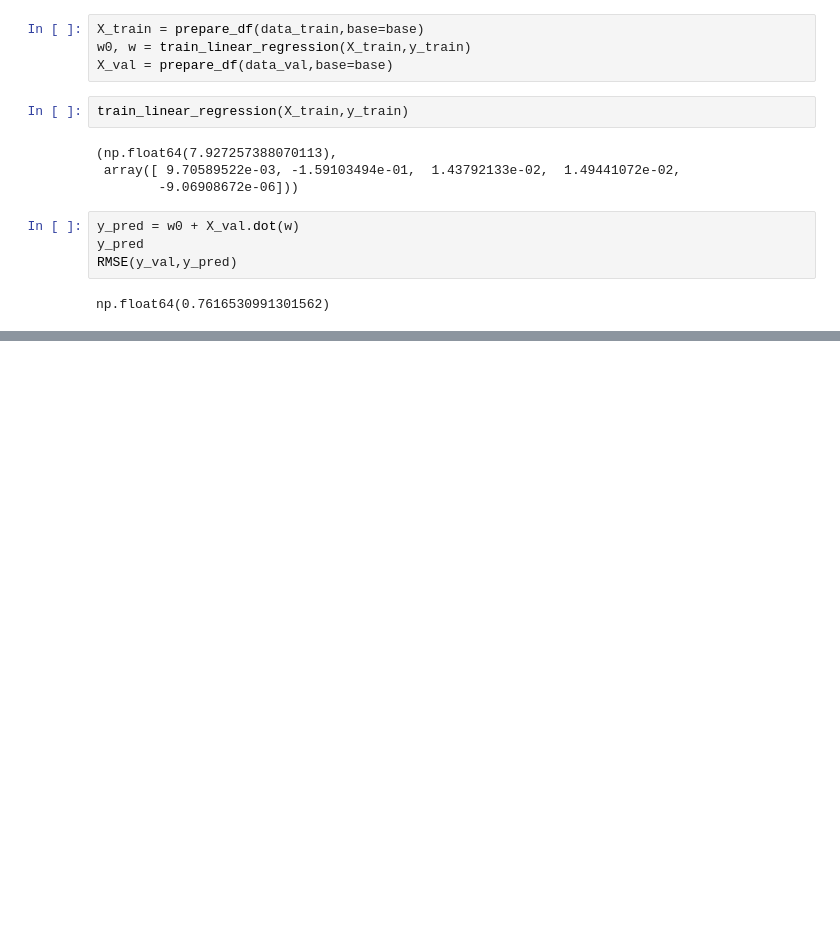
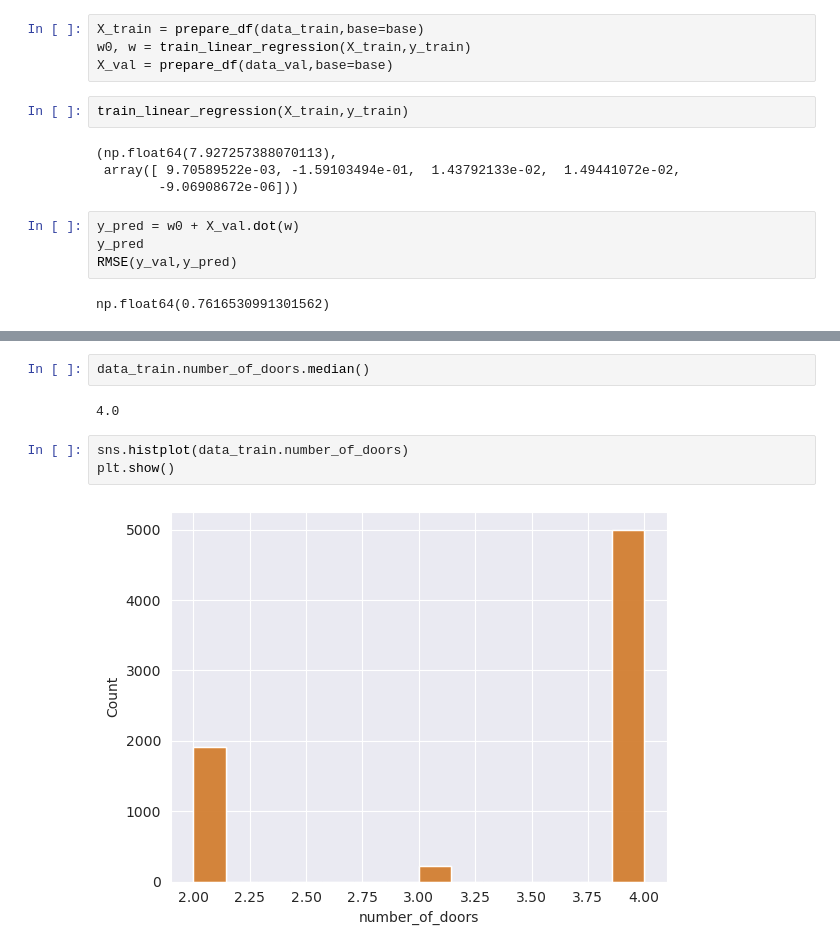
Before and after one commit to pawara101/ml_zoomcamp, a Jupyter notebook: Week-02/02-price-prediction.ipynb, the cells around one changed output, grey strips where cells are left out. Drawn from its saved outputs; the diff is of its cells as text; blank space fills up the shorter version.

```diff
--- a/Week-02/02-price-prediction.ipynb
+++ b/Week-02/02-price-prediction.ipynb
@@ -561,0 +647,9 @@ np.float64(0.7616530991301562)
+# %%
+data_train.number_of_doors.median()
+# %% [output]
+4.0
+# %%
+sns.histplot(data_train.number_of_doors)
+plt.show()
+# %% [output]
+[figure, added]
```
Also changed, not shown: parts of 23 cells of this notebook, 1 other file.
